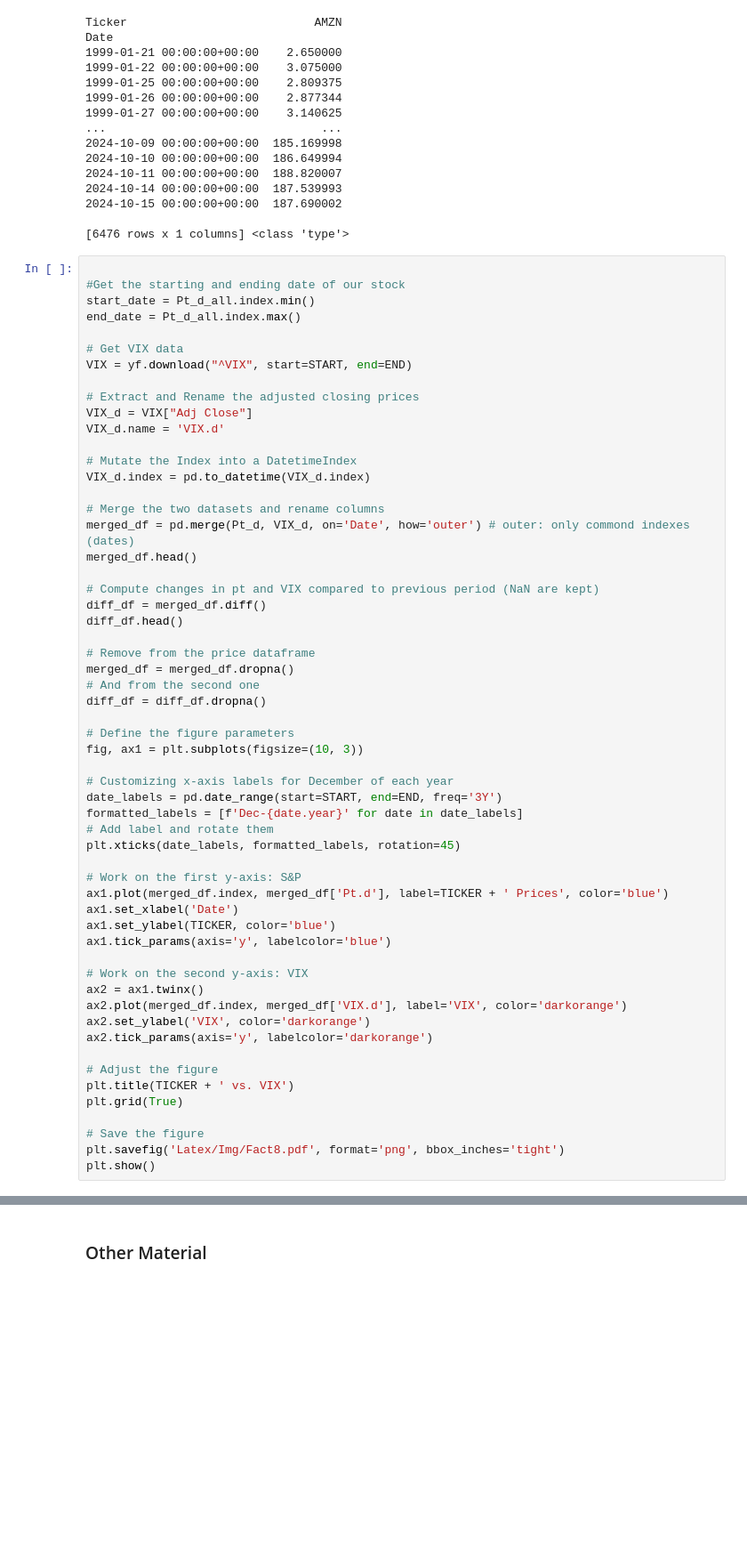
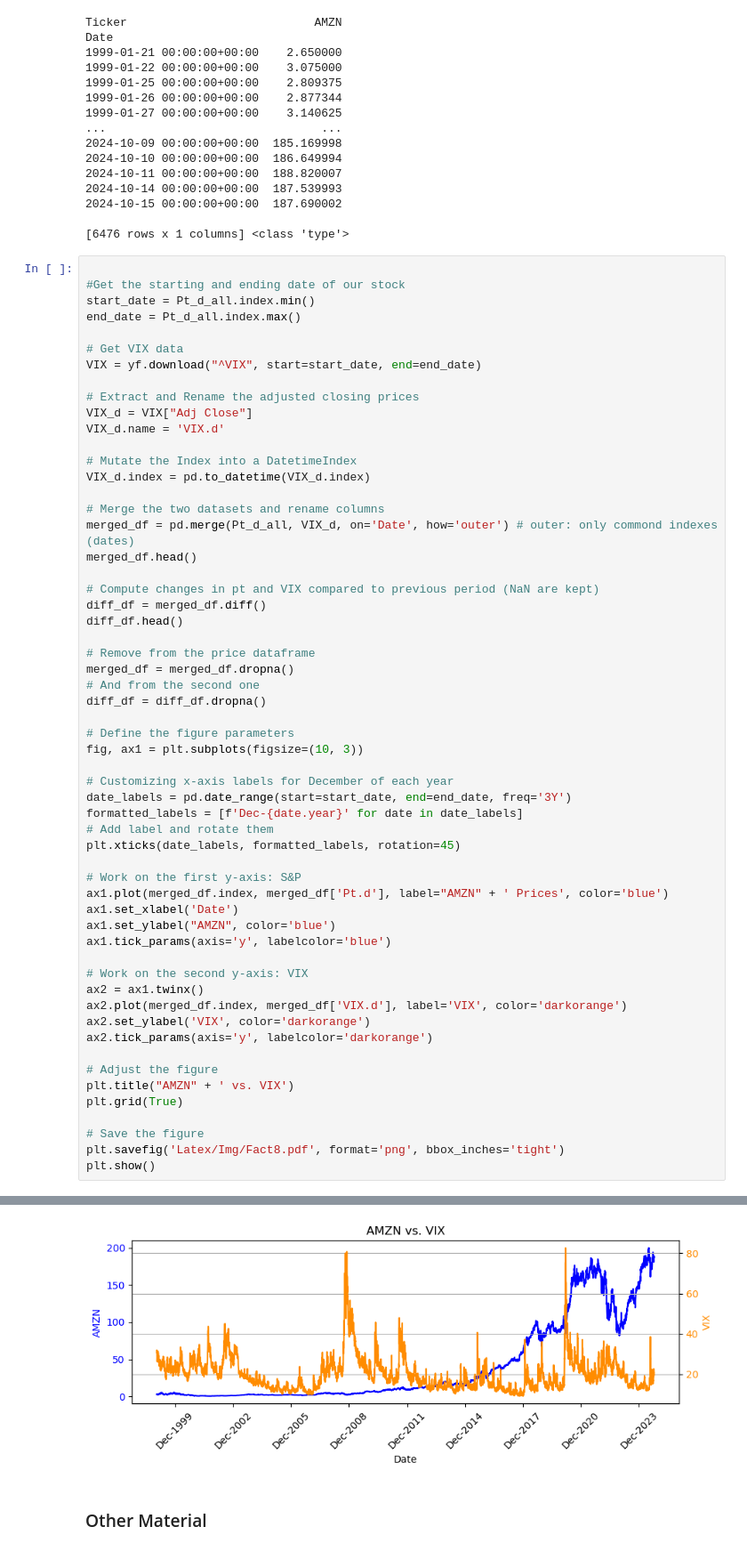
Before and after one commit to cgav1n1/Econometrics_Stylized_Facts, a Jupyter notebook: MidTermAssignmentwith6Facts.ipynb, the cells around one changed output, grey strips where cells are left out. Shown at 89% size. Cells and saved outputs as stored; diff of their text form; blank space fills up the shorter version.

```diff
--- a/MidTermAssignmentwith6Facts.ipynb
+++ b/MidTermAssignmentwith6Facts.ipynb
@@ -1117,7 +1108,7 @@ start_date = Pt_d_all.index.min()
 end_date = Pt_d_all.index.max()
 
 # Get VIX data
-VIX = yf.download("^VIX", start=START, end=END)
+VIX = yf.download("^VIX", start=start_date, end=end_date)
 
 # Extract and Rename the adjusted closing prices
 VIX_d = VIX["Adj Close"]
@@ -1127,7 +1118,7 @@ VIX_d.name = 'VIX.d'
 VIX_d.index = pd.to_datetime(VIX_d.index)
 
 # Merge the two datasets and rename columns
-merged_df = pd.merge(Pt_d, VIX_d, on='Date', how='outer') # outer: only commond indexes (dates)
+merged_df = pd.merge(Pt_d_all, VIX_d, on='Date', how='outer') # outer: only commond indexes (dates)
 merged_df.head()
 
 # Compute changes in pt and VIX compared to previous period (NaN are kept)
@@ -1143,15 +1134,15 @@ diff_df = diff_df.dropna()
 fig, ax1 = plt.subplots(figsize=(10, 3))
 
 # Customizing x-axis labels for December of each year
-date_labels = pd.date_range(start=START, end=END, freq='3Y')
+date_labels = pd.date_range(start=start_date, end=end_date, freq='3Y')
 formatted_labels = [f'Dec-{date.year}' for date in date_labels]
 # Add label and rotate them
 plt.xticks(date_labels, formatted_labels, rotation=45)
 
 # Work on the first y-axis: S&P
-ax1.plot(merged_df.index, merged_df['Pt.d'], label=TICKER + ' Prices', color='blue')
+ax1.plot(merged_df.index, merged_df['Pt.d'], label="AMZN" + ' Prices', color='blue')
 ax1.set_xlabel('Date')
-ax1.set_ylabel(TICKER, color='blue')
+ax1.set_ylabel("AMZN", color='blue')
 ax1.tick_params(axis='y', labelcolor='blue')
 
 # Work on the second y-axis: VIX
@@ -1161,7 +1152,7 @@ ax2.set_ylabel('VIX', color='darkorange')
 ax2.tick_params(axis='y', labelcolor='darkorange')
 
 # Adjust the figure
-plt.title(TICKER + ' vs. VIX')
+plt.title("AMZN" + ' vs. VIX')
 plt.grid(True)
 
 # Save the figure
@@ -1172,3 +1163,4 @@ NameError: name 'START' is not defined
+[figure, added]
 # %% [markdown]
 ### Other Material
 # %% [markdown]
```
Also changed, not shown: parts of 29 cells of this notebook, 23 other files.
